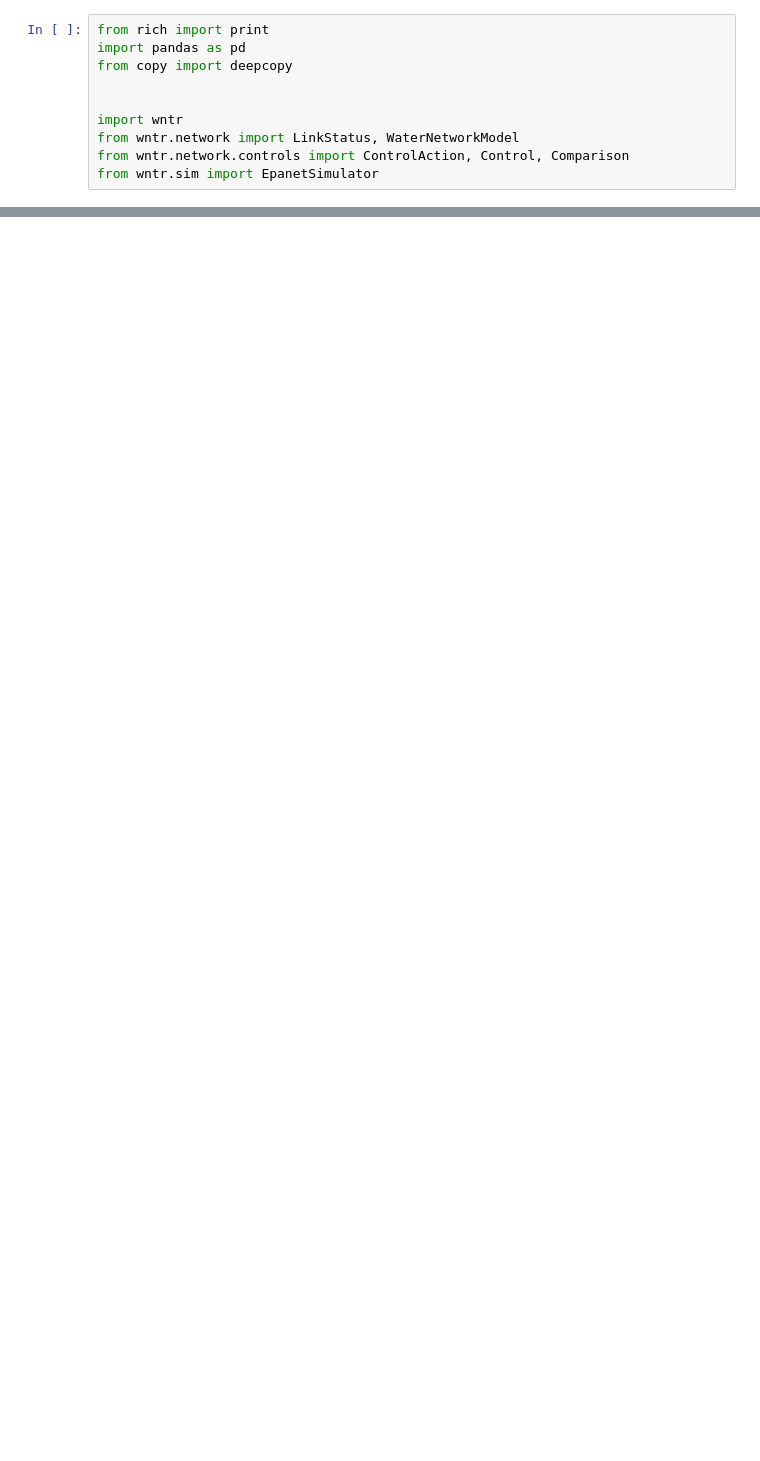
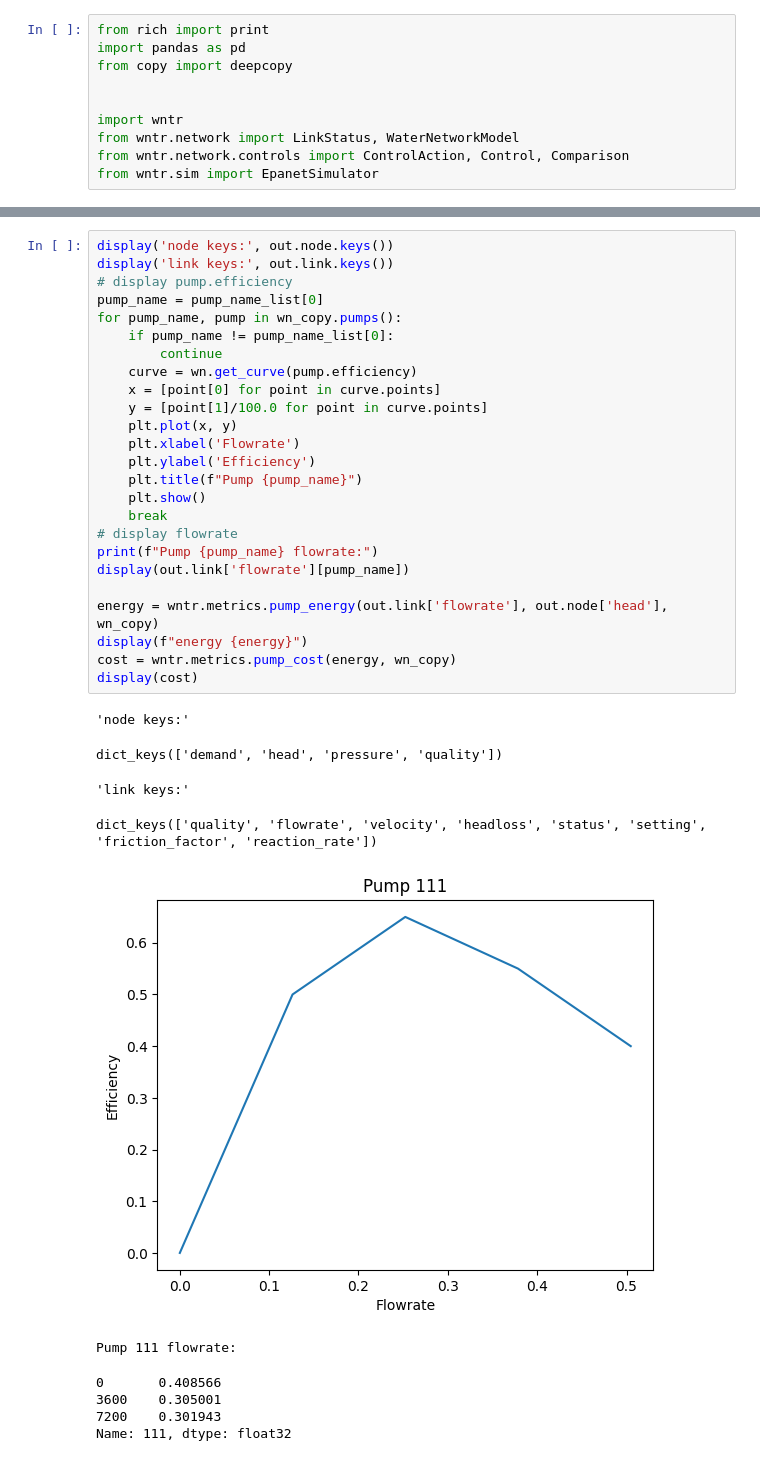
Before and after one commit to michaelsouza/rs_JESSICA, a Jupyter notebook: codes/bbsolver_test.ipynb, the cells around one changed output, grey strips where cells are left out. Cells and saved outputs as stored; diff of their text form; blank space fills up the shorter version.

```diff
--- a/codes/bbsolver_test.ipynb
+++ b/codes/bbsolver_test.ipynb
@@ -136,0 +158,36 @@ sim_run(wn_copy, 7200, True)
+# %%
+display('node keys:', out.node.keys())
+display('link keys:', out.link.keys())
+# display pump.efficiency
+pump_name = pump_name_list[0]
+for pump_name, pump in wn_copy.pumps():
+    if pump_name != pump_name_list[0]:
+        continue
+    curve = wn.get_curve(pump.efficiency)
+    x = [point[0] for point in curve.points]
+    y = [point[1]/100.0 for point in curve.points]
+    plt.plot(x, y)
+    plt.xlabel('Flowrate')
+    plt.ylabel('Efficiency')
+    plt.title(f"Pump {pump_name}")
+    plt.show()
+    break
+# display flowrate
+print(f"Pump {pump_name} flowrate:")
+display(out.link['flowrate'][pump_name])
+
+energy = wntr.metrics.pump_energy(out.link['flowrate'], out.node['head'], wn_copy)
+display(f"energy {energy}")
+cost = wntr.metrics.pump_cost(energy, wn_copy)
+display(cost)
+# %% [output]
+'node keys:'
+dict_keys(['demand', 'head', 'pressure', 'quality'])
+'link keys:'
+dict_keys(['quality', 'flowrate', 'velocity', 'headloss', 'status', 'setting', 'friction_factor', 'reaction_rate'])
+[figure, added]
+Pump 111 flowrate:
+0       0.408566
+3600    0.305001
+7200    0.301943
+Name: 111, dtype: float32
```
Also changed, not shown: parts of 9 cells of this notebook, 1 other file.
